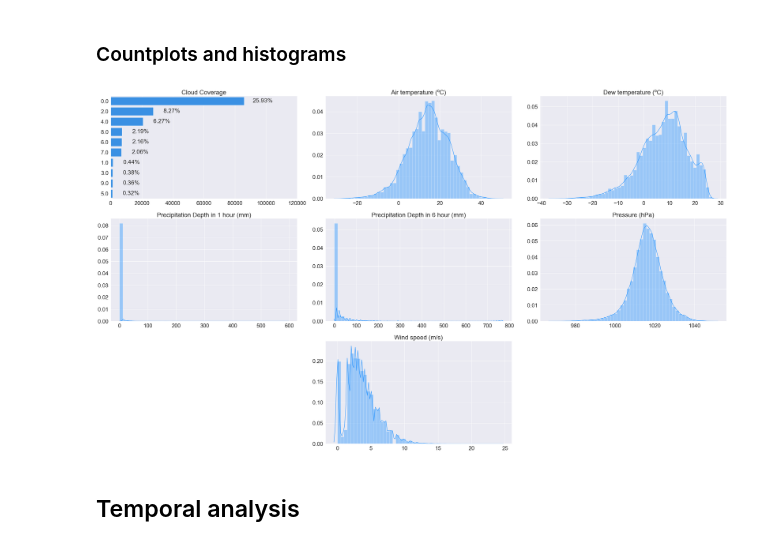
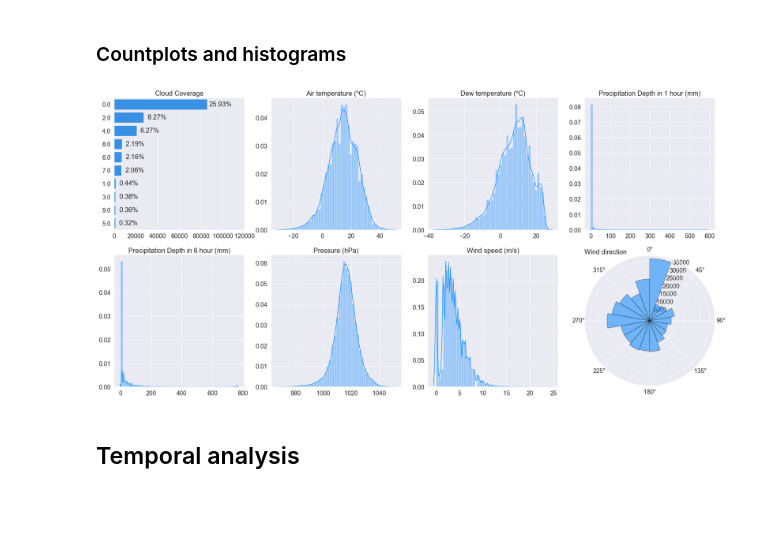
Before and after one commit to buds-lab/building-data-genome-project-2, a Jupyter notebook: notebooks/02_EDA-weather.ipynb, the cells around one changed output. Cells and saved outputs as stored; diff of their text form; code cells hidden in the pictures; blank space fills up the shorter version.

```diff
--- a/notebooks/02_EDA-weather.ipynb
+++ b/notebooks/02_EDA-weather.ipynb
@@ -156,9 +156,9 @@ memory usage: 25.3+ MB
 # %% [markdown]
 ### Countplots and histograms
 # %%
-sns.set(rc={'figure.figsize':(36,21)})
-sns.set(font_scale = 2)
-f, axes = plt.subplots(3, 3)
+sns.set(rc={'figure.figsize':(24,12)})
+sns.set(font_scale = 1.5)
+f, axes = plt.subplots(2, 4)
 axes = axes.flatten()
 
 color = "dodgerblue"
@@ -181,51 +181,58 @@ for p in g0.patches:
 # "airTemperature" histogram
 ax1 = axes[1]
 g1 = sns.distplot(weather["airTemperature"].dropna(), ax=ax1, color=color)
-ax1.title.set_text('Air temperature (ºC)')
+ax1.set_title('Air temperature (ºC)')
 ax1.set(xlabel="")
 
 # "dewTemperature" histogram
 ax2 = axes[2]
 g2 = sns.distplot(weather["dewTemperature"].dropna(), ax=ax2, color=color)
-ax2.title.set_text('Dew temperature (ºC)')
+ax2.set_title('Dew temperature (ºC)')
 ax2.set(xlabel="")
 
 # "precipDepth1HR" histogram
 ax3 = axes[3]
 g3 = sns.distplot(weather["precipDepth1HR"].dropna(), ax=ax3, color=color, kde_kws={'bw':0.1})
-ax3.title.set_text('Precipitation Depth in 1 hour (mm)')
+ax3.set_title('Precipitation Depth in 1 hour (mm)')
 ax3.set(xlabel="")
 
 # "precipDepth6HR" histogram
 ax4 = axes[4]
 g4 = sns.distplot(weather["precipDepth6HR"].dropna(), ax=ax4, color=color)
-ax4.title.set_text('Precipitation Depth in 6 hour (mm)')
+ax4.set_title('Precipitation Depth in 6 hour (mm)')
 ax4.set(xlabel="")
 
 # "seaLvlPressure" histogram
 ax5 = axes[5]
 g5 = sns.distplot(weather["seaLvlPressure"].dropna(), ax=ax5, color=color)
-ax5.title.set_text('Pressure (hPa)')
+ax5.set_title('Pressure (hPa)')
 ax5.set(xlabel="")
 
 # "windSpeed" histogram
-ax7 = axes[7]
-g7 = sns.distplot(weather["windSpeed"].dropna(), ax=ax7, color=color)
-ax7.title.set_text('Wind speed (m/s)')
-ax7.set(xlabel="")
+ax6 = axes[6]
+g6 = sns.distplot(weather["windSpeed"].dropna(), ax=ax6, color=color)
+ax6.set_title('Wind speed (m/s)')
+ax6.set(xlabel="")
 
-# Sets fontsize
-for ax in axes:
-    ax.title.set_size(25)
+# "windDirection" polar histogram
+degrees = weather["windDirection"]
+radians = np.deg2rad(weather["windDirection"])
+bin_size = 20
+a , b = np.histogram(degrees, bins=np.arange(0, 360+bin_size, bin_size))
+centers = np.deg2rad(np.ediff1d(b)//2 + b[:-1])
+ax7 = f.add_subplot(248, projection='polar')
+ax7.set_theta_zero_location("N")
+ax7.set_theta_direction("clockwise")
+g7 = plt.bar(centers, a, width=np.deg2rad(bin_size), bottom=0.0, color=color, alpha=0.6, edgecolor='k')
+ax7.set_title('Wind direction', pad=5, loc="left")
 
 # Remove empty axes
-f.delaxes(axes[6])
-f.delaxes(axes[8])
+f.delaxes(axes[7])
 
 plt.tight_layout()
 plt.show()
 # %% [output]
-[figure, old version]
+[figure, new version]
 # %%
 f.savefig("..\\figures\\weather_features.pdf", bbox_inches='tight')
 f.savefig("..\\figures\\weather_features.png", dpi=72, bbox_inches='tight')
```
Also changed, not shown: 15 other files.
